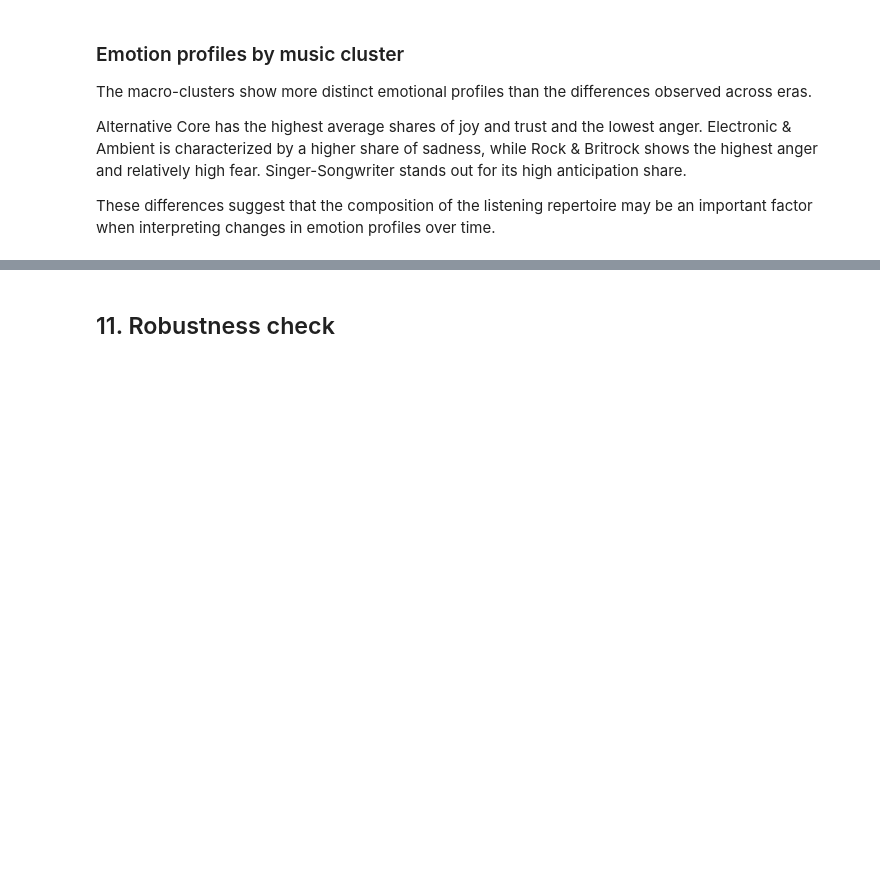
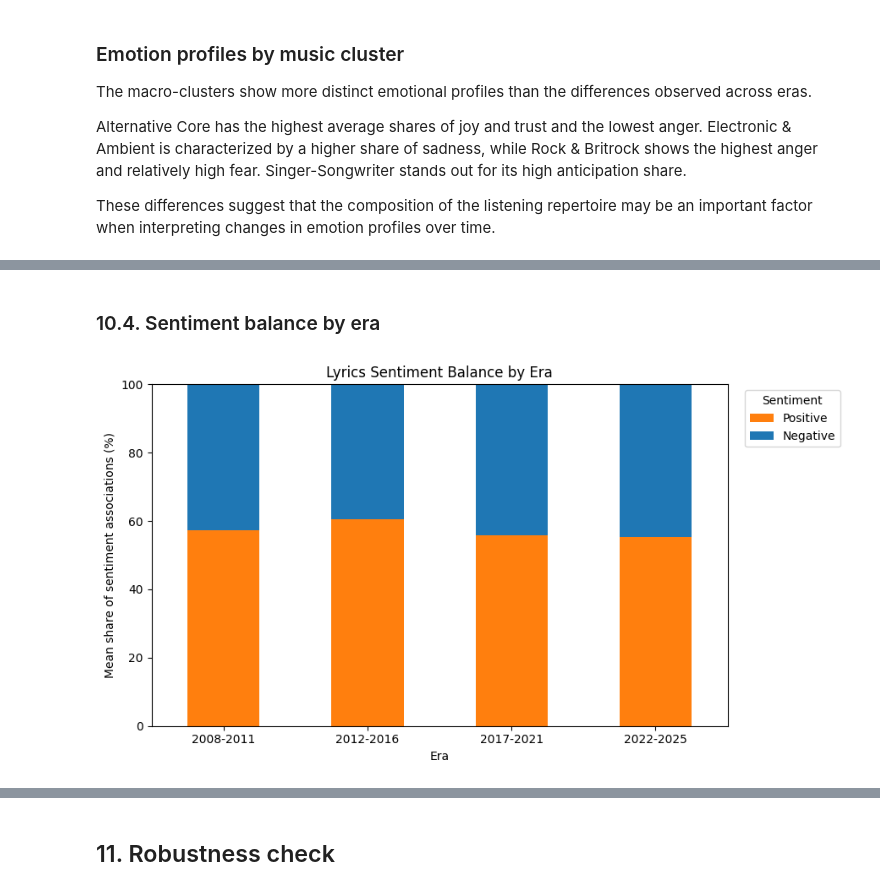
Before and after one commit to fredzell/music-mood-profiler, a Jupyter notebook: notebooks/09_sentiment_and_emotion_analysis.ipynb, the cells around one changed output, grey strips where cells are left out. Saved outputs shown, nothing was run; the diff lists cells and outputs as text; code cells hidden in the pictures; blank space fills up the shorter version.

```diff
--- a/notebooks/09_sentiment_and_emotion_analysis.ipynb
+++ b/notebooks/09_sentiment_and_emotion_analysis.ipynb
@@ -775,0 +834,33 @@ These differences suggest that the composition of the listening repertoire may b
+# %% [markdown]
+### 10.4. Sentiment balance by era
+# %%
+sentiment_plot = sentiment_by_era.copy() * 100
+
+sentiment_plot.columns = [
+    "Positive",
+    "Negative"
+]
+
+ax = sentiment_plot.plot(
+    kind="bar",
+    stacked=True,
+    figsize=(9, 5),
+    color=["tab:orange", "tab:blue"]
+)
+
+ax.set_title("Lyrics Sentiment Balance by Era")
+ax.set_xlabel("Era")
+ax.set_ylabel("Mean share of sentiment associations (%)")
+ax.set_ylim(0, 100)
+
+ax.legend(
+    title="Sentiment",
+    bbox_to_anchor=(1.02, 1),
+    loc="upper left"
+)
+
+plt.xticks(rotation=0)
+plt.tight_layout()
+plt.show()
+# %% [output]
+[figure, added]
```
Also changed, not shown: parts of 11 cells of this notebook.
